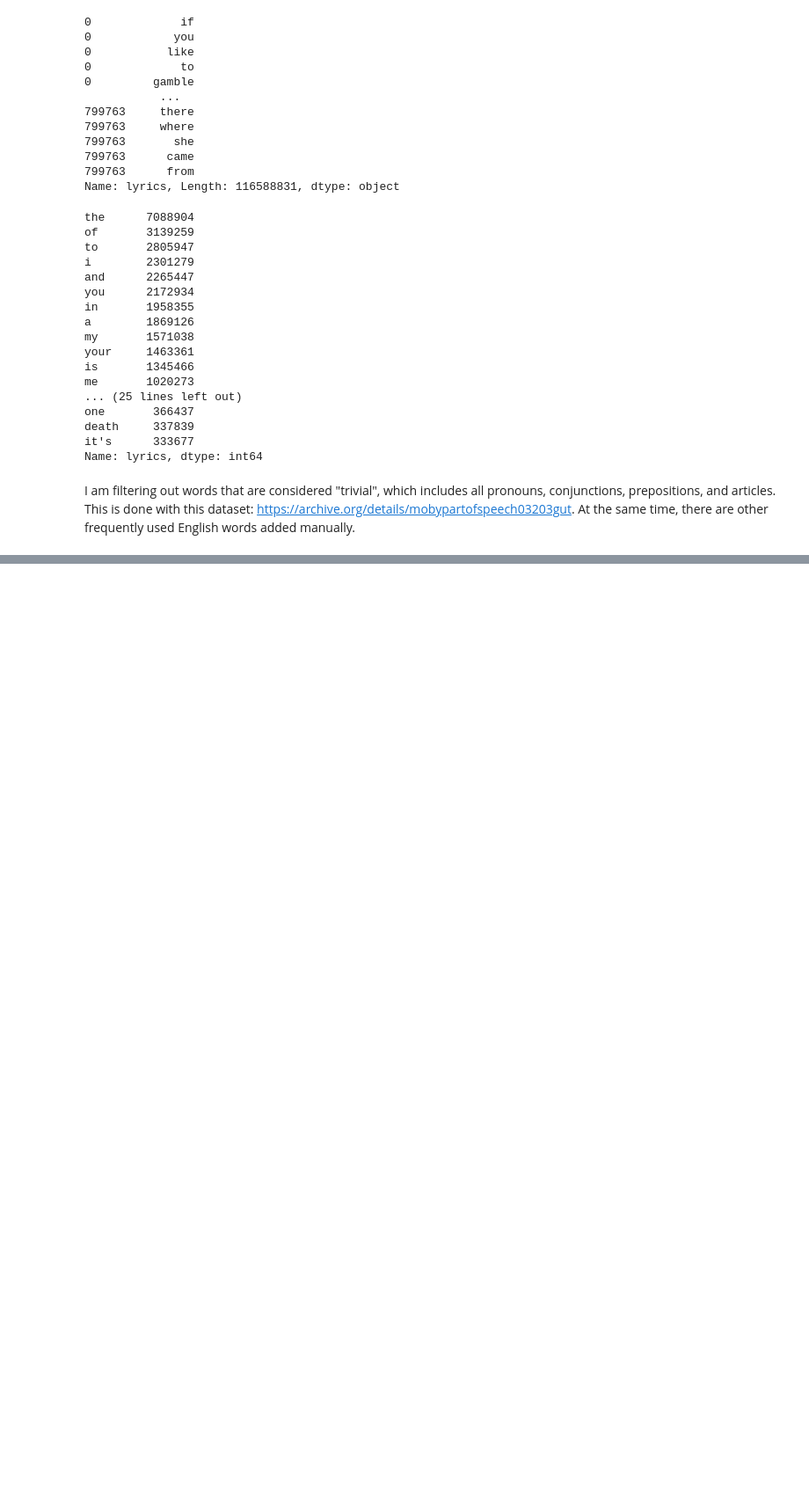
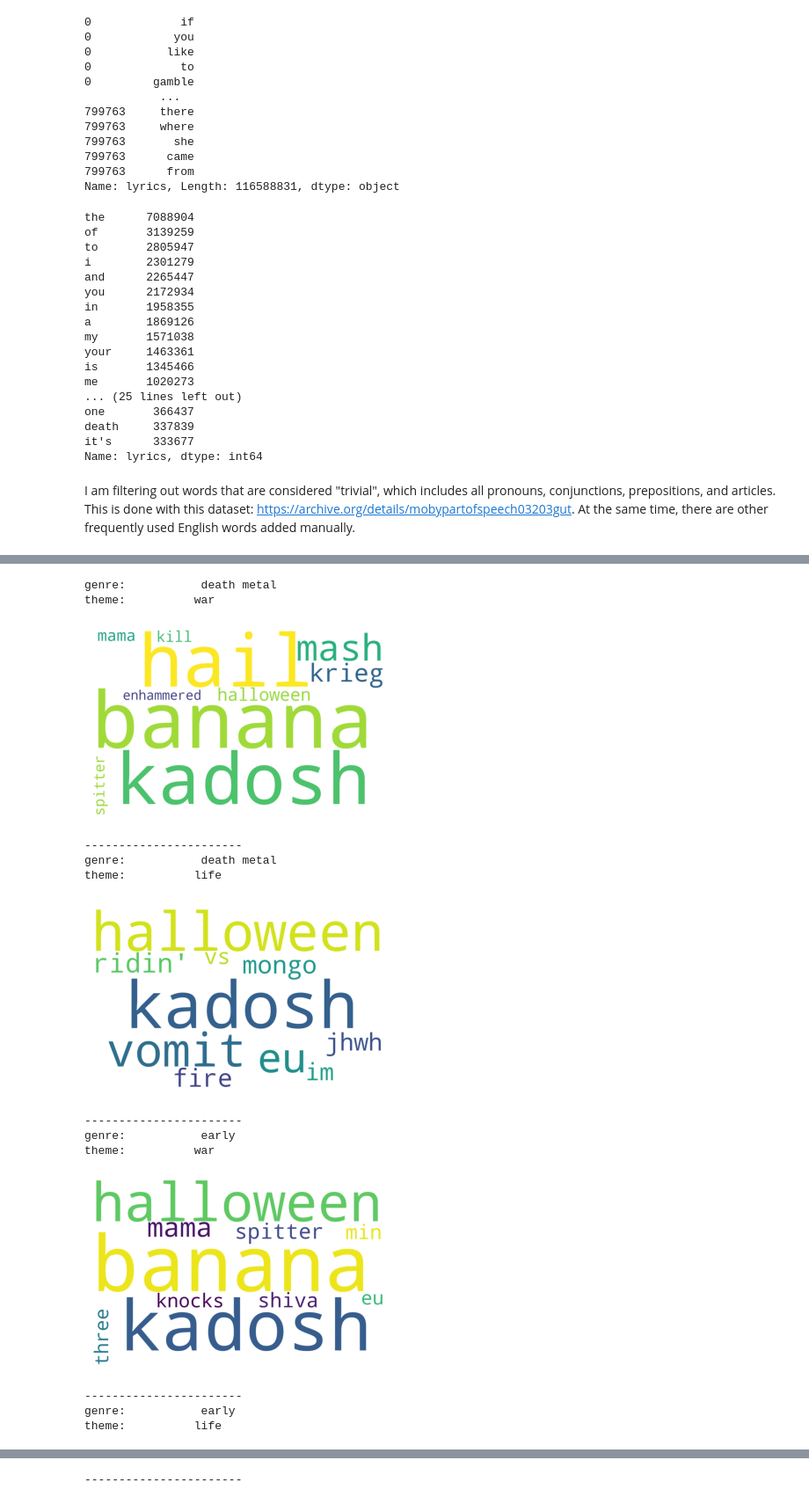
Before and after one commit to theta-lin/stats_102_final, a Jupyter notebook: lyrics_analysis.ipynb, the cells around one changed output, grey strips where cells are left out. Shown at 88% size. Drawn from its saved outputs; the diff is of its cells as text; code cells hidden in the pictures; blank space fills up the shorter version.

```diff
--- a/lyrics_analysis.ipynb
+++ b/lyrics_analysis.ipynb
@@ -178,0 +271,24 @@ gtl
+# %%
+# Draw the word cloud map of different genre and theme
+genres =list( gtl_genre_theme["genre"].value_counts()[1:3].index)
+themes = list(gtl_genre_theme["theme"].value_counts()[1:3].index)
+for i in genres:
+    for j in themes:
+        print("genre:  \t " + str(i) + "\ntheme:  \t" + str(j))
+        plot_word(i,j)
+        print("-----------------------")
+# %% [output]
+genre:           death metal
+theme:          war
+[figure, added]
+-----------------------
+genre:           death metal
+theme:          life
+[figure, added]
+-----------------------
+genre:           early
+theme:          war
+[figure, added]
+-----------------------
+genre:           early
+theme:          life
@@ -178,0 +296 @@ gtl
+-----------------------
```
Also changed, not shown: parts of 21 cells of this notebook.
